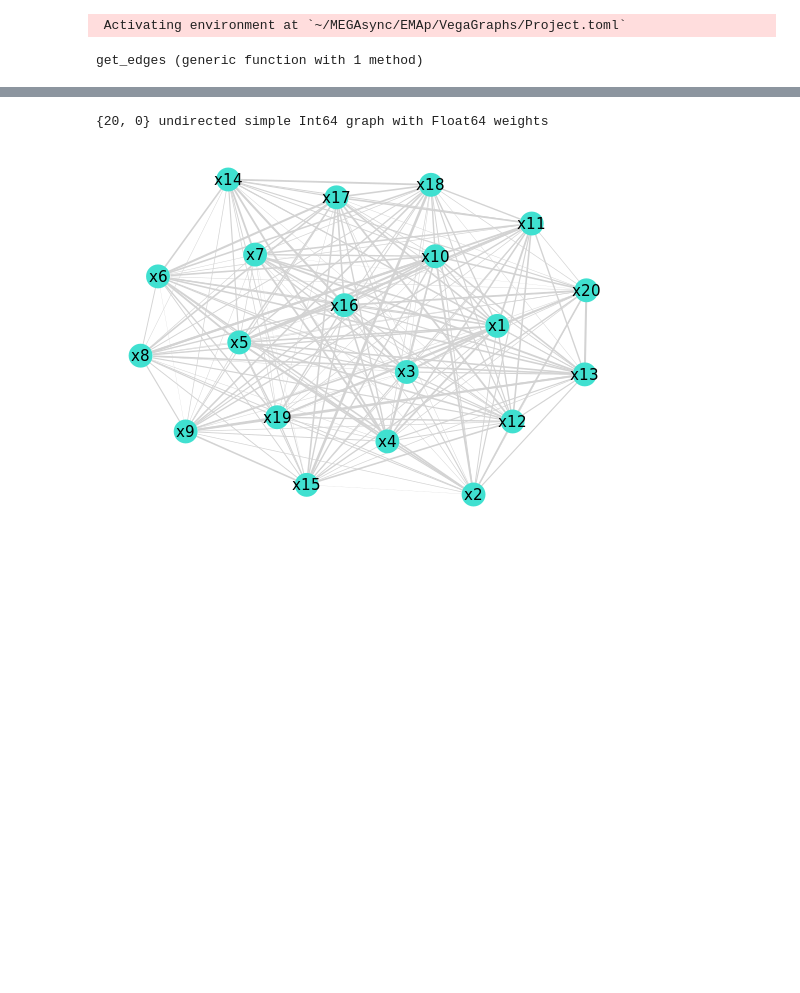
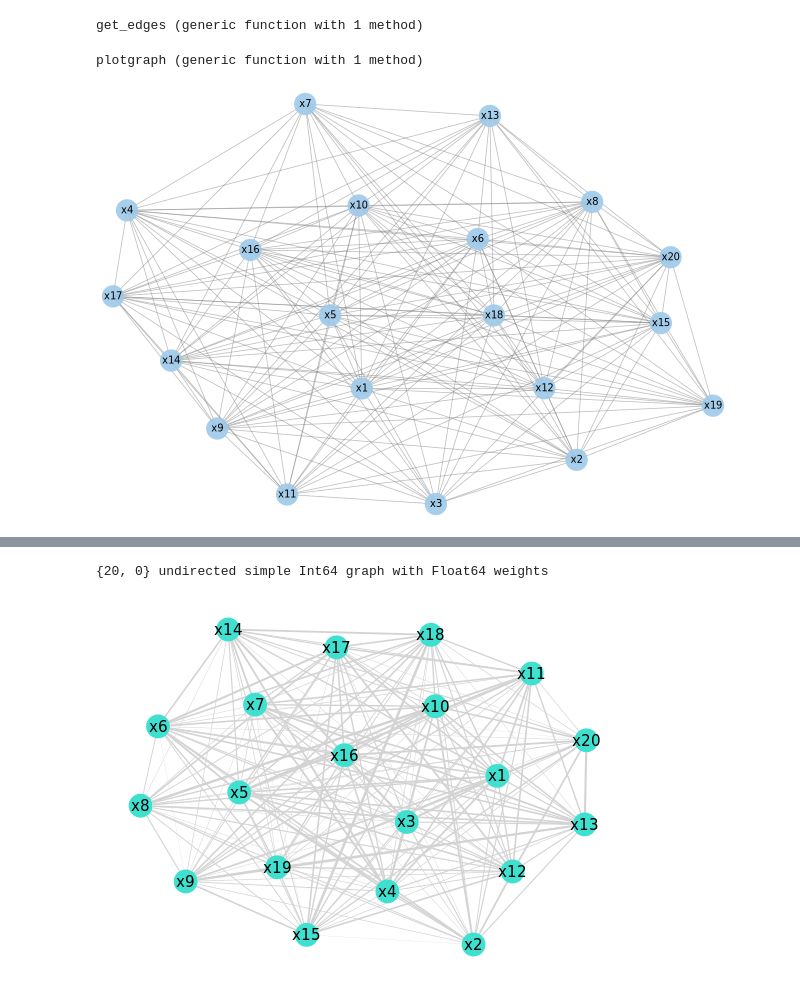
Before and after one commit to JuliaGraphs/VegaGraphs.jl, a Jupyter notebook: sandbox/Graph_Plots.ipynb, the cells around one changed output, grey strips where cells are left out. Saved outputs shown, nothing was run; the diff lists cells and outputs as text; code cells hidden in the pictures; blank space fills up the shorter version.

```diff
--- a/sandbox/Graph_Plots.ipynb
+++ b/sandbox/Graph_Plots.ipynb
@@ -1,11 +1,7 @@
 # %%
-using Revise, Pkg
-Pkg.activate("../.")
-using DataFrames, VegaLite, VegaDatasets
+using DataFrames, VegaLite, VegaDatasets, Setfield
 using Distributions, KernelDensity
 using LightGraphs, GraphPlot, SimpleWeightedGraphs, LinearAlgebra, DataFrames, Random, Colors
-# %% [output]
- Activating environment at `~/MEGAsync/EMAp/VegaGraphs/Project.toml`
 # %%
 Random.seed!(7)
 df = DataFrame(rand([0,1],10,20));
@@ -62,6 +58,53 @@ node_x, node_y = GraphPlot.spring_layout(g);
 graph_edges = get_edges(g,node_x,node_y);
 # graph_edges[:ew] = graph_edges[:ew]/10;
 graph_nodes = DataFrame(keywords = names(df),node_x=node_x, node_y=node_y,centrality=betweenness_centrality(g));
+# %%
+function plotgraph(graph_nodes)
+v1 =@vlplot(
+    data = graph_nodes,
+    layer=[
+    {
+        mark={"type"=:circle,clip=false,opacity=0.9,size=500,color="#9ecae9"},
+        x={"node_x:q",axis=nothing},
+        y={"node_y:q",axis=nothing},
+#         size={field=nothing,legend=nothing},
+#         color={"centrality:q", scale={scheme="blues"}},
+#         tooltip=[{field="keywords","type"="nominal"}],
+        selection={
+            grid={
+                    type=:interval,
+                    bind=:scales,
+                }
+        }},
+    {
+        mark={"type"=:text,clip=false,opacity=1,size=10},
+        x={"node_x:q",axis=nothing},
+        y={"node_y:q",axis=nothing},
+        text={"keywords","type"="nominal"}
+    }]
+)
+
+v2 =@vlplot(
+    mark={"type"=:line,color="gray",clip=false,size=0.8,opacity=0.5},
+    data = graph_edges,
+    encoding={
+    x={"edges_x:q",axis=nothing},
+    y={"edges_y:q",axis=nothing},
+#     size={"ew:q",legend=nothing},
+    detail={"pairs:o"}},
+    width=600,
+    height=400
+);
+
+graph_plot = @vlplot(view={stroke=nothing})+v2+v1
+        return graph_plot
+end
+# %% [output]
+plotgraph (generic function with 1 method)
+# %%
+VegaLite.add_encoding_types()
+# %% [output]
+[figure, added]
 # %%
 v1 =@vlplot(
     data = graph_nodes,
```
Also changed, not shown: parts of 2 cells of this notebook, 6 other files.
